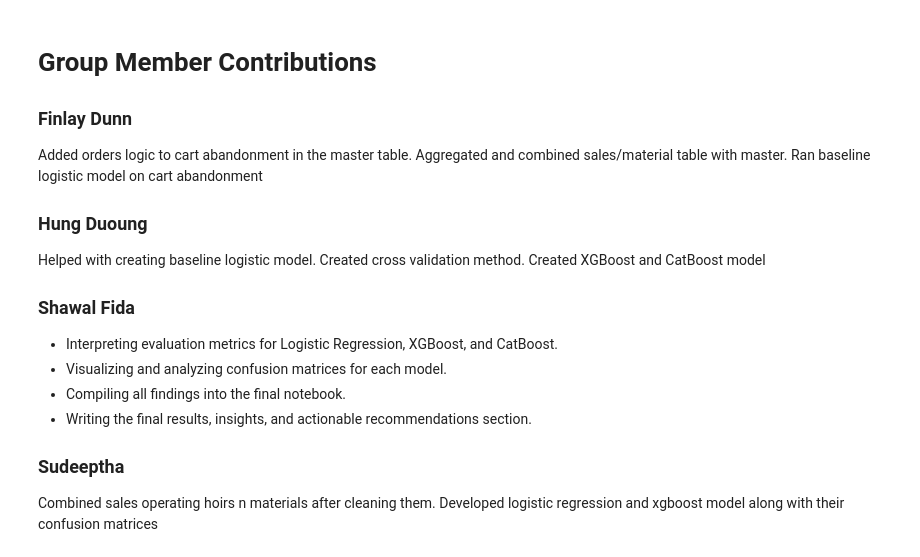
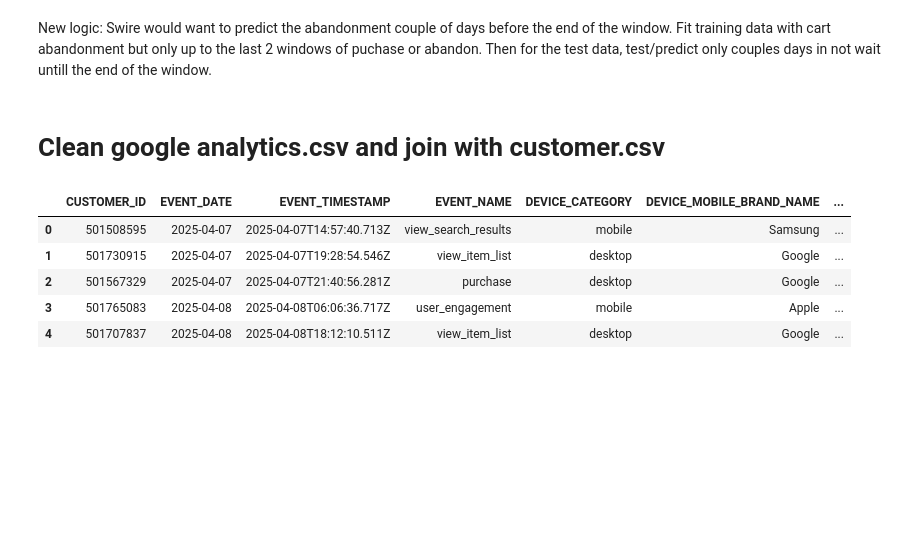
Before and after one commit to shawalfida/swire-cart-abandonment, a Jupyter notebook: Modelling.ipynb, the cells around one changed output. Cells and saved outputs as stored; diff of their text form; code cells hidden in the pictures; blank space fills up the shorter version.

```diff
--- a/Modelling.ipynb
+++ b/Modelling.ipynb
@@ -1004,19 +1,4 @@ Among the models tested, **CatBoost offers the best trade-off** between interpre
-# %% [markdown]
-# Group Member Contributions
-
-### Finlay Dunn
-Added orders logic to cart abandonment in the master table. Aggregated and combined sales/material table with master. Ran baseline logistic model on cart abandonment
-
-### Hung Duoung
-Helped with creating baseline logistic model.
-Created cross validation method.
-Created XGBoost and CatBoost model
-
-### Shawal Fida
-- Interpreting evaluation metrics for Logistic Regression, XGBoost, and CatBoost.
-- Visualizing and analyzing confusion matrices for each model.
-- Compiling all findings into the final notebook.
-- Writing the final results, insights, and actionable recommendations section.
-
-### Sudeeptha
-Combined sales operating hoirs n materials after cleaning them. Developed logistic regression and xgboost model along with their confusion matrices
+# %% [markdown]
+New logic: Swire would want to predict the abandonment couple of days before the end of the window.
+Fit training data with cart abandonment but only up to the last 2 windows of puchase or abandon.
+Then for the test data, test/predict only couples days in not wait untill the end of the window.
@@ -1022,0 +29,13 @@ Combined sales operating hoirs n materials after cleaning them. Developed logist
+# %% [markdown]
+# Clean google analytics.csv and join with customer.csv
+# %%
+ga = pd.read_csv("Copy of google_analytics.csv")
+pd.set_option('display.max_columns', None)
+ga.head()
+# %% [output]
+|  | CUSTOMER_ID | EVENT_DATE | EVENT_TIMESTAMP | EVENT_NAME | DEVICE_CATEGORY | DEVICE_MOBILE_BRAND_NAME | ... |
+| 0 | 501508595 | 2025-04-07 | 2025-04-07T14:57:40.713Z | view_search_results | mobile | Samsung | ... |
+| 1 | 501730915 | 2025-04-07 | 2025-04-07T19:28:54.546Z | view_item_list | desktop | Google | ... |
+| 2 | 501567329 | 2025-04-07 | 2025-04-07T21:40:56.281Z | purchase | desktop | Google | ... |
+| 3 | 501765083 | 2025-04-08 | 2025-04-08T06:06:36.717Z | user_engagement | mobile | Apple | ... |
+| 4 | 501707837 | 2025-04-08 | 2025-04-08T18:12:10.511Z | view_item_list | desktop | Google | ... |
```
Also changed, not shown: parts of 108 cells of this notebook.
